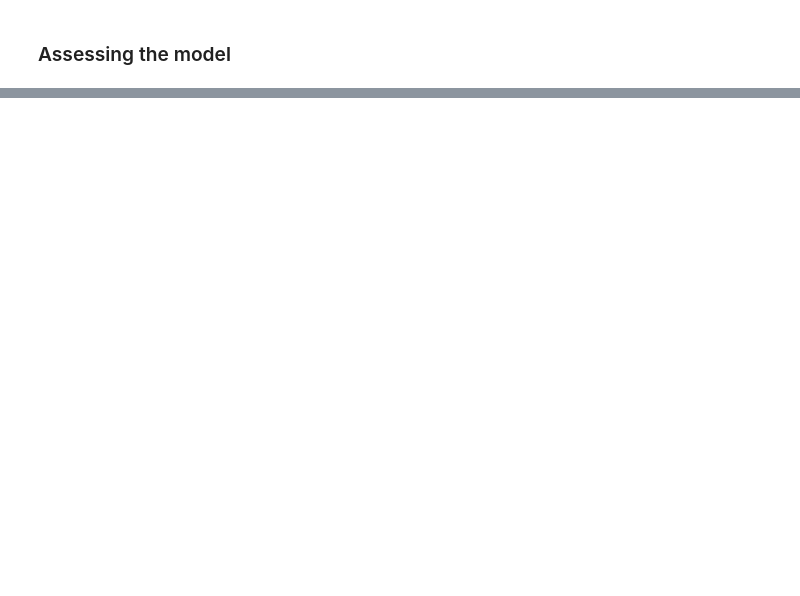
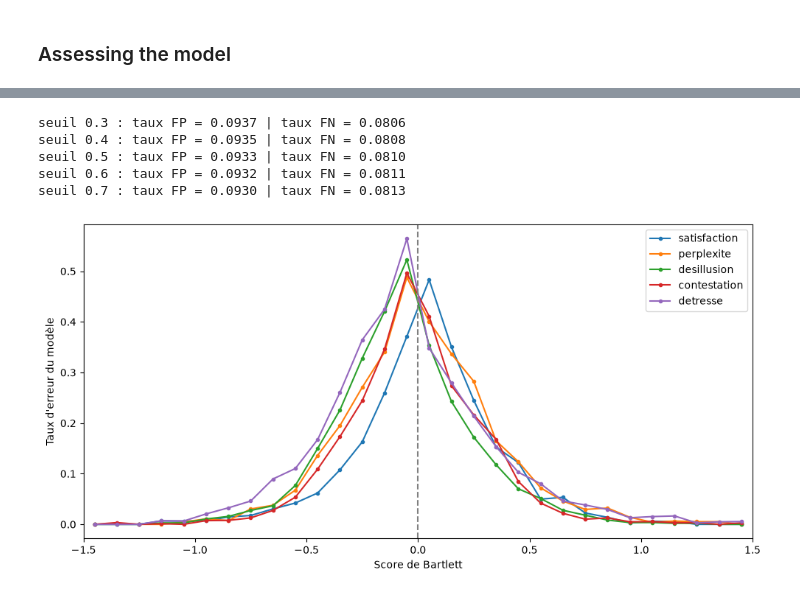
Before and after one commit to benji-64/Model_emotions, a Jupyter notebook: notebooks/model_trainer.ipynb, the cells around one changed output, grey strips where cells are left out. Drawn from its saved outputs; the diff is of its cells as text; code cells hidden in the pictures; blank space fills up the shorter version.

```diff
--- a/notebooks/model_trainer.ipynb
+++ b/notebooks/model_trainer.ipynb
@@ -190,9 +191,9 @@ dst_nli["train"][0]
 
 ### Hyperparameters
 # %%
-training_batch_size = 8
+training_batch_size = 16
 num_epochs = 5
-lr = 2e-5
+lr = 8e-6
 weight_decay = 0.01
 # %% [markdown]
 ### Training setup
@@ -293,0 +690,33 @@ plt.tight_layout()
+# %%
+for s in [0.3, 0.4, 0.5, 0.6, 0.7]:
+    pred = df["p_presente"] >= s
+    vrai = df["label"] == PRESENTE
+    print(f"seuil {s} : taux FP = {(pred & ~vrai).sum() / (~vrai).sum():.4f} | "
+          f"taux FN = {(~pred & vrai).sum() / vrai.sum():.4f}")
+# %% [output]
+seuil 0.3 : taux FP = 0.0937 | taux FN = 0.0806
+seuil 0.4 : taux FP = 0.0935 | taux FN = 0.0808
+seuil 0.5 : taux FP = 0.0933 | taux FN = 0.0810
+seuil 0.6 : taux FP = 0.0932 | taux FN = 0.0811
+seuil 0.7 : taux FP = 0.0930 | taux FN = 0.0813
+# %%
+bins = np.arange(-1.5, 1.51, 0.1)  # tranches plus fines pour le zoom
+
+df["tranche_zoom"] = pd.cut(df["score"], bins=bins)
+taux = df.groupby(["emotion", "tranche_zoom"], observed=True)["erreur"].mean().reset_index()
+taux["centre"] = taux["tranche_zoom"].apply(lambda x: x.mid).astype(float)
+
+fig, ax = plt.subplots(figsize=(10, 5))
+for e in EMOTIONS:
+    t = taux[taux["emotion"] == e]
+    ax.plot(t["centre"], t["erreur"], marker="o", markersize=3, label=e)
+
+ax.axvline(0, color="gray", linestyle="--")
+ax.set_xlim(-1.5, 1.5)
+ax.set_xlabel("Score de Bartlett")
+ax.set_ylabel("Taux d'erreur du modèle")
+ax.legend()
+plt.tight_layout()
+plt.show()
+# %% [output]
+[figure, added]
```
Also changed, not shown: parts of 34 cells of this notebook, 1 other file.
